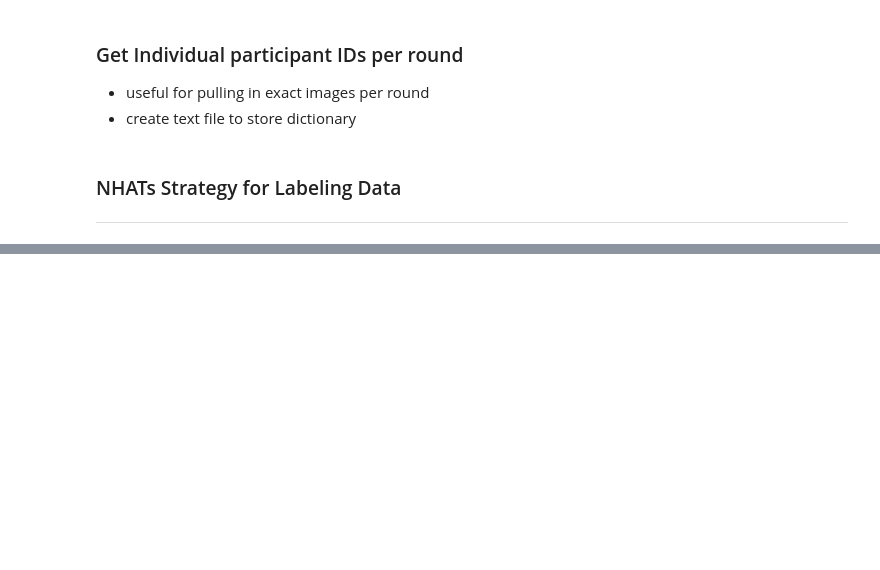
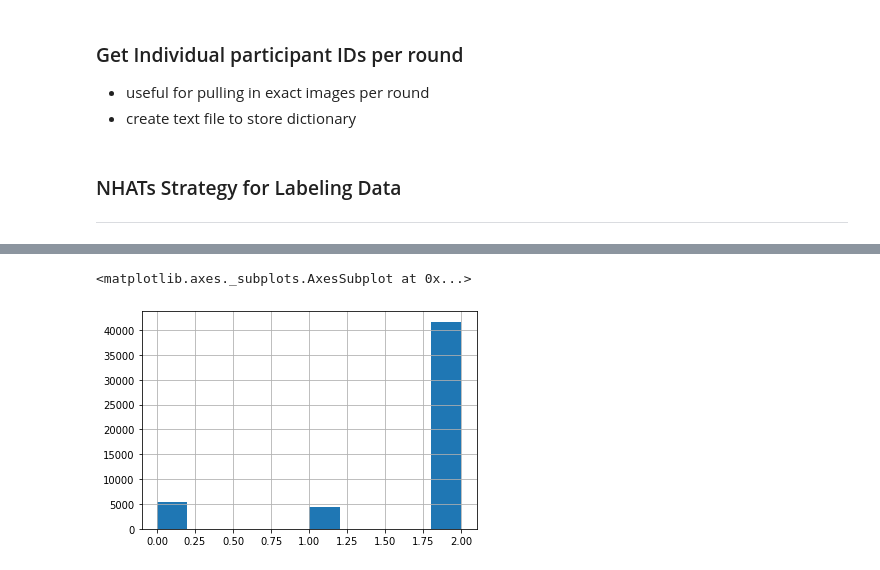
Before and after one commit to ian-byrne/MADSmilestone2, a Jupyter notebook: Labeling/Cleaning_labeling.ipynb, the cells around one changed output, grey strips where cells are left out. Cells and saved outputs as stored; diff of their text form; code cells hidden in the pictures; blank space fills up the shorter version.

Commit message:
Added NHATs criteria for labeling at the end of the notebook

```diff
--- a/Labeling/Cleaning_labeling.ipynb
+++ b/Labeling/Cleaning_labeling.ipynb
@@ -242,0 +438,2 @@ except:
+# %%
+round_data.dropna(inplace=True)
@@ -242,0 +479,5 @@ except:
+# %%
+# Create orientation and memory scores
+round_data['orientation_score'] = round_data['cg1presidna1'] + round_data['cg1presidna3'] + round_data['cg1vpname1'] + round_data['cg1vpname3'] + round_data['cg1todaydat1'] + round_data['cg1todaydat2'] + round_data['cg1todaydat3'] + round_data['cg1todaydat4']
+round_data['memory_score'] = round_data['cg1dwrdimmrc'] + round_data['cg1dwrddlyrc']
+round_data
@@ -242,0 +498,33 @@ except:
+# %%
+# Create Labels
+## PROBABLE DEMENTIA: 1
+# First check if Dx is 1 - Yes, 2 - No, 7 - Previously diagnosed
+# Then if no diagnosis, check proxy input for diagnosis, 1 - YES or 0 for inapplicable
+# If inapplicable, then check to see if 2 domains meet cut off
+
+## POSSIBLE DEMENTIA: 0
+# Check if 1 domain meets cut off
+
+## NO DEMENTIA: 2 (All else)
+
+# Create a list of conditions
+conditions = [
+    (round_data['hc1disescn9'] == 1) | (round_data['hc1disescn9'] == 7) | (round_data['hc1disescn9'] == 0),
+    (round_data['cp1dad8dem'] == 1),
+    (round_data['orientation_score'] <=3) & (round_data['memory_score'] <= 3.0),
+    (round_data['orientation_score'] <=3) & (round_data['cg1dclkdraw'] <= 1),
+    (round_data['memory_score'] <=3.0) & (round_data['cg1dclkdraw'] <= 1),
+    (round_data['memory_score'] > 3.0) & (round_data['cg1dclkdraw'] > 1) & (round_data['orientation_score'] <=3),
+    (round_data['memory_score'] > 3.0) & (round_data['cg1dclkdraw'] <= 1) & (round_data['orientation_score'] > 3),
+    (round_data['memory_score'] <= 3.0) & (round_data['cg1dclkdraw'] > 1) & (round_data['orientation_score'] > 3),
+    (round_data['memory_score'] > 3.0) & (round_data['cg1dclkdraw'] > 1) & (round_data['orientation_score'] > 3),
+    (round_data['memory_score'] > 3.0) & (round_data['cg1dclkdraw'] > 1) & (round_data['orientation_score'] > 3),
+    (round_data['memory_score'] > 3.0) & (round_data['cg1dclkdraw'] > 1) & (round_data['orientation_score'] > 3)]
+
+# Create a list of the values we want to assign for each condition
+values = [1, 1, 1, 1, 1,0,0,0,2,2,2]
+
+# Add to the column and use np.select to assign values to it using lists as arguments
+round_data['label'] = np.select(conditions, values)
+
+round_data
@@ -242,0 +545,5 @@ except:
+# %%
+round_data.label.hist()
+# %% [output]
+<matplotlib.axes._subplots.AxesSubplot at 0x...>
+[figure, added]
```
Also changed, not shown: parts of 13 cells of this notebook.
